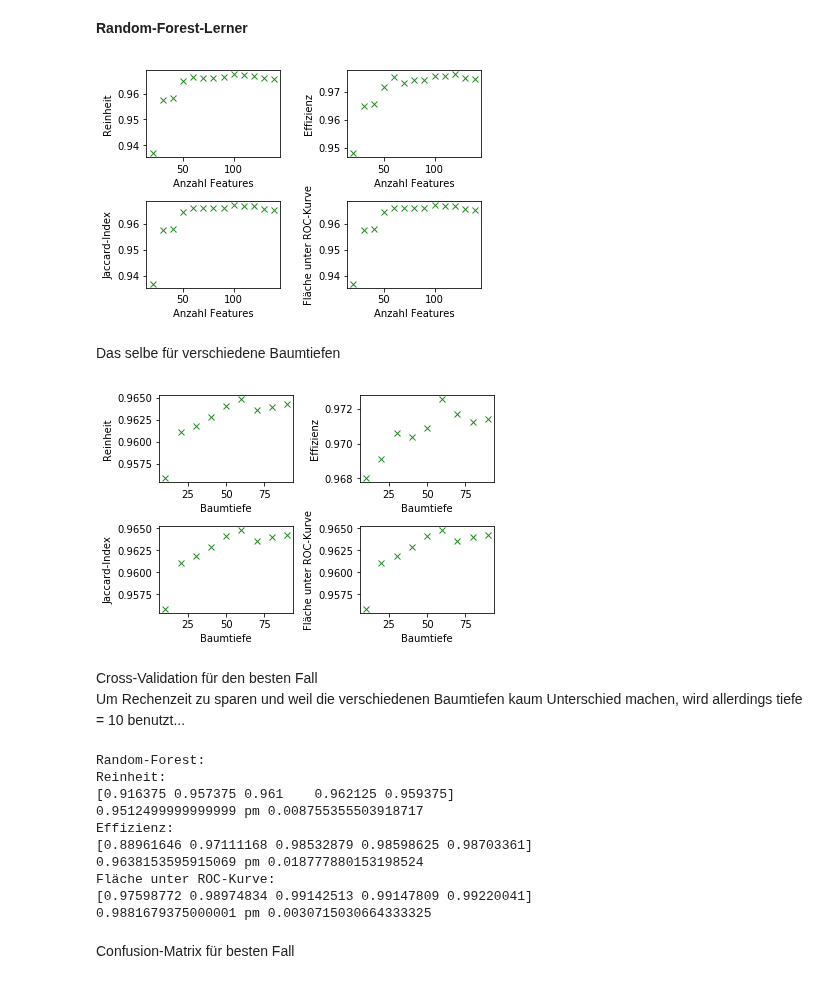
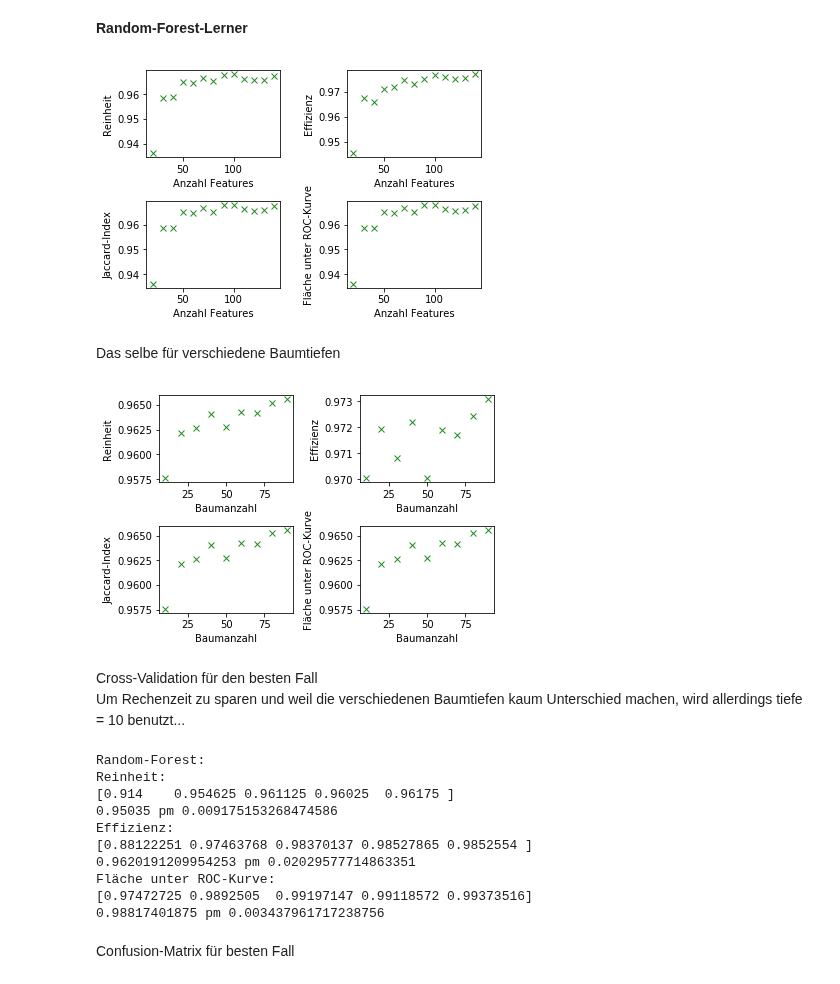
Before and after one commit to Ninilini/FP_Teilchen, a Jupyter notebook: IceCube/plots/selection.ipynb, the cells around one changed output. Drawn from its saved outputs; the diff is of its cells as text; code cells hidden in the pictures.

```diff
--- a/IceCube/plots/selection.ipynb
+++ b/IceCube/plots/selection.ipynb
@@ -18,7 +18,6 @@ from sklearn.model_selection import cross_val_score
 from sklearn.metrics import confusion_matrix
 from sklearn.utils.multiclass import unique_labels
 # %%
-daten = pd.read_hdf('../data/data.hdf5', key='Daten')
+daten = pd.read_hdf('data.hdf5', key='Daten')
 daten.shape
-daten.head()
 # %% [output]
@@ -131,9 +124,9 @@ plt.xlabel(r'Anzahl Features')
 plt.ylabel(r'Fläche unter ROC-Kurve')
 
 plt.subplots_adjust(wspace = 0.5, hspace = 0.5)
-plt.savefig('RF_featurezahl.pdf')
+plt.savefig('RF_featurezahl.png')
 # %% [output]
-[figure, old version]
+[figure, new version]
 # %% [markdown]
 Das selbe für verschiedene Baumtiefen
 # %%
@@ -162,28 +155,28 @@ while i < len(tiefe):
 # %%
 plt.subplot(2,2,1)
 plt.plot(tiefe, accuracy_RF_anzahl, marker = 'x', linestyle = '', color = 'forestgreen')
-plt.xlabel(r'Baumtiefe')
+plt.xlabel(r'Baumanzahl')
 plt.ylabel(r'Reinheit')
 
 plt.subplot(2,2,2)
 plt.plot(tiefe, efficiency_RF_anzahl, marker = 'x', linestyle = '', color = 'forestgreen')
-plt.xlabel(r'Baumtiefe')
+plt.xlabel(r'Baumanzahl')
 plt.ylabel(r'Effizienz')
 
 plt.subplot(2,2,3)
 plt.plot(tiefe, jaccard_RF_anzahl, marker = 'x', linestyle = '', color = 'forestgreen')
-plt.xlabel(r'Baumtiefe')
+plt.xlabel(r'Baumanzahl')
 plt.ylabel(r'Jaccard-Index')
 
 plt.subplot(2,2,4)
 plt.plot(tiefe, roc_auc_RF_anzahl, marker = 'x', linestyle = '', color = 'forestgreen')
-plt.xlabel(r'Baumtiefe')
+plt.xlabel(r'Baumanzahl')
 plt.ylabel(r'Fläche unter ROC-Kurve')
 
 plt.subplots_adjust(wspace = 0.5, hspace = 0.5)
-plt.savefig('RF_baumtiefe.pdf')
+plt.savefig('RF_baumtiefe.png')
 # %% [output]
-[figure, old version]
+[figure, new version]
 # %%
 tiefe_best = 70 #entspricht tiefe[6]
 k_best_RF = 40 #entspricht k[3]
@@ -214,14 +207,14 @@ print(np.mean(AUC_RF_cross), 'pm', (np.std(AUC_RF_cross, ddof=1) / np.sqrt(len(A
 # %% [output]
 Random-Forest:
 Reinheit:
-[0.916375 0.957375 0.961    0.962125 0.959375]
-0.9512499999999999 pm 0.008755355503918717
+[0.914    0.954625 0.961125 0.96025  0.96175 ]
+0.95035 pm 0.009175153268474586
 Effizienz:
-[0.88961646 0.97111168 0.98532879 0.98598625 0.98703361]
-0.9638153595915069 pm 0.018777880153198524
+[0.88122251 0.97463768 0.98370137 0.98527865 0.9852554 ]
+0.9620191209954253 pm 0.02029577714863351
 Fläche unter ROC-Kurve:
-[0.97598772 0.98974834 0.99142513 0.99147809 0.99220041]
-0.9881679375000001 pm 0.0030715030664333325
+[0.97472725 0.9892505  0.99197147 0.99118572 0.99373516]
+0.98817401875 pm 0.003437961717238756
 # %% [markdown]
 Confusion-Matrix für besten Fall
 # %%
```
Also changed, not shown: parts of 10 cells of this notebook, 7 other files.
